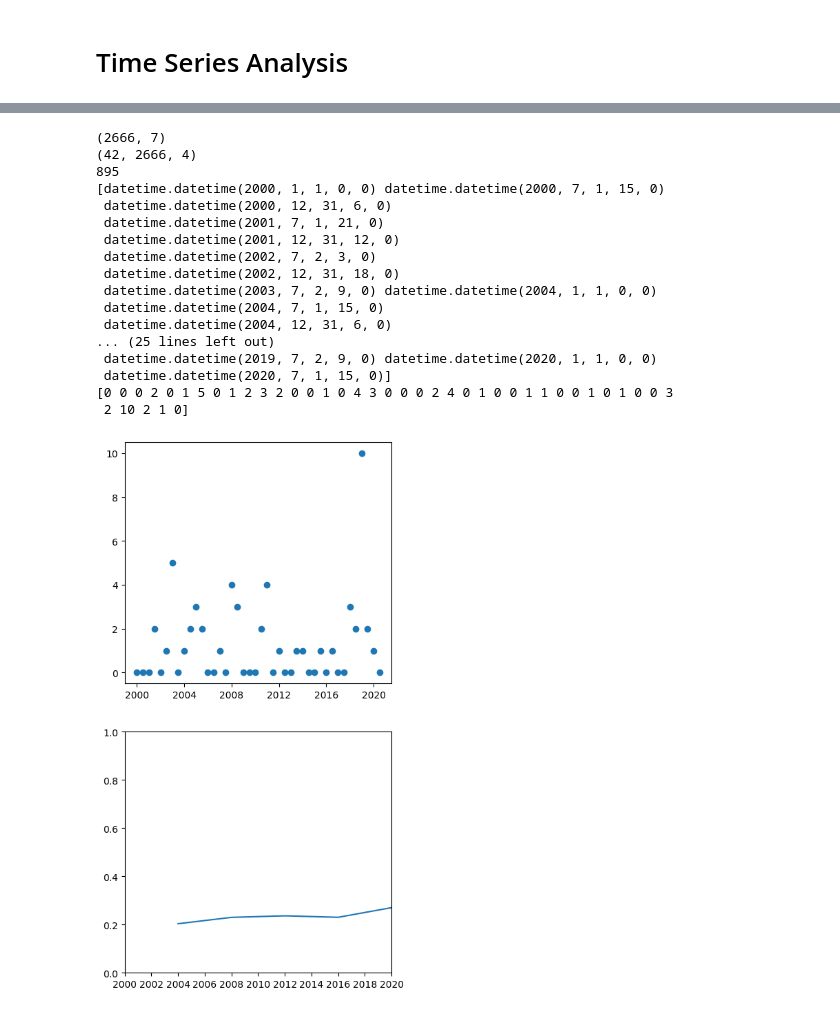
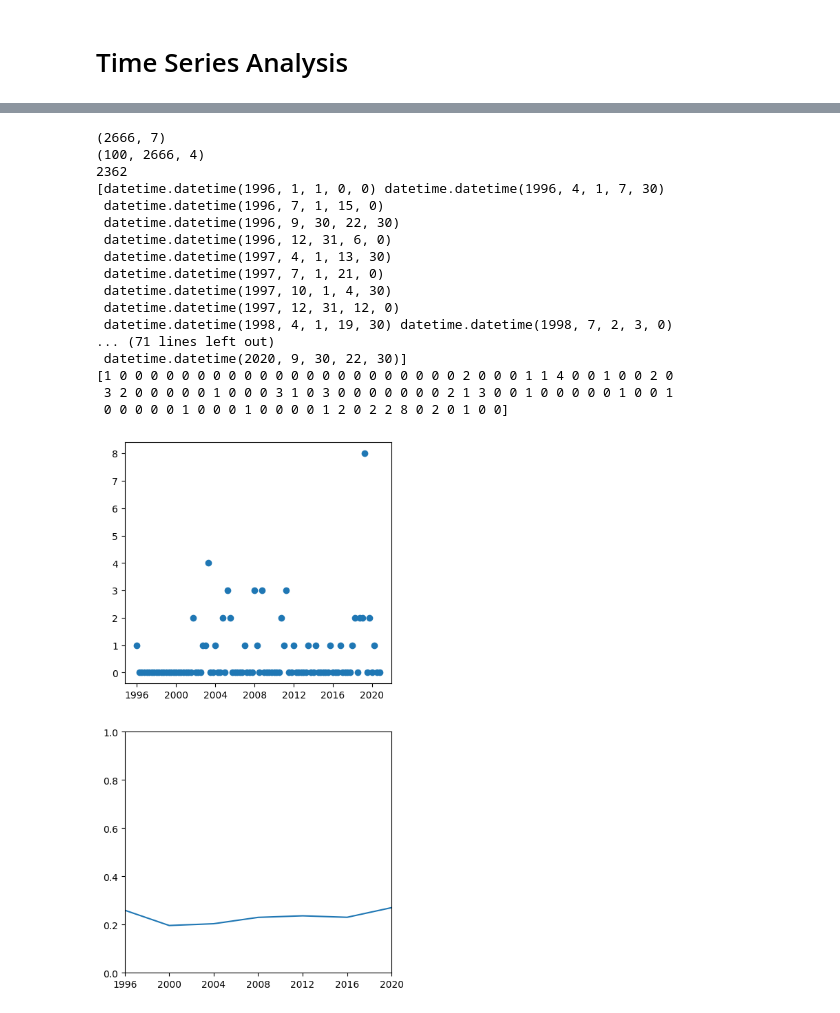
Before and after one commit to kmorhun/disasters_and_politics, a Jupyter notebook: src/time_series.ipynb, the cells around one changed output, grey strips where cells are left out. Drawn from its saved outputs; the diff is of its cells as text; code cells hidden in the pictures.

```diff
--- a/src/time_series.ipynb
+++ b/src/time_series.ipynb
@@ -19,6 +19,7 @@ COUNTIES_SHAPEFILE = os.path.join(cwd, "..", "data/geographic/cb_2018_us_county_
 INTERSECTION_PATH = os.path.join(cwd, "..", "data/tornado_county_intersections.csv")
 PERCENT_PATH = os.path.join(cwd, "..", "data/tornadoes_and_counties_new.csv")
 RESULTS_PATH = os.path.join(cwd, "..", "data/results_2000s.csv")
+RESULTS_PATH_30s = os.path.join(cwd, "..", "data/results_1930s_to_2020s.csv")
 # %%
 def extractVotes(data_vote, county_set):
     output = []
@@ -26,11 +27,7 @@ def extractVotes(data_vote, county_set):
 
         row = data_vote[data_vote["fips"]==county_id]
         # print(data_county)
-        votes = row[["2004","2008","2012","2016","2020"]].values.flatten()
-        mean = np.mean(votes)
-        std_dev = np.std(votes)
-        votes = np.append(votes,mean)
-        votes = np.append(votes,std_dev)
+        votes = row[["dem_two_party_vote_share_1996","dem_two_party_vote_share_2000","dem_two_party_vote_share_2004","dem_two_party_vote_share_2008","dem_two_party_vote_share_2012", "dem_two_party_vote_share_2016", "dem_two_party_vote_share_2020"]].values.flatten()
         output.append(votes)
 
     return np.array(output)
@@ -38,9 +35,6 @@ def extractVotes(data_vote, county_set):
 def extractMonths(data_tornado, id_set, startDate, endDate, duration):
     output = []
     currentDate = startDate
-
-
-
 
     while currentDate < endDate:
 
@@ -69,22 +63,22 @@ def extractMonths(data_tornado, id_set, startDate, endDate, duration):
 # %%
 def runTimeSeries():
     data_tornado = pd.read_csv(PERCENT_PATH)
-    data_vote = pd.read_csv(RESULTS_PATH)
+    data_vote = pd.read_csv(RESULTS_PATH_30s)
     data_tornado = data_tornado[data_tornado["loss"]>0]
 
     counties = set(data_tornado[data_tornado["yr"]>1995]["GEOID"]).intersection(set(data_vote["fips"]))
     print(counties)
-    duration = timedelta(days = 182.625)
-    startTime = datetime.strptime("2000-01-01",date_format)
+    duration = timedelta(days = 91.3125)
+    startTime = datetime.strptime("1996-01-01",date_format)
     endTime = datetime.strptime("2020-12-30",date_format)
     # for county_id in counties:
-    countyData = extractMonths(data_tornado,counties, startTime,endTime,duration)
     countyVotes = extractVotes(data_vote,counties)
+    countyTorns = extractMonths(data_tornado,counties, startTime,endTime,duration)
 
     # print(countyVotes)
     # print(countyVotes.shape)
-    return countyData, countyVotes
+    return countyTorns, countyVotes
 
-countyData, countyVotes = runTimeSeries()
+countyTorns, countyVotes = runTimeSeries()
 # %% [output]
 {41005, 41007, 41009, 41015, 41019, 41025, 41031, 41039, 41041, 41043, 41045, 41047, 41049, 41051, 41053, 41057, 41059, 41063, 41067, 33001, 33003, 33005, 33007, 33009, 33011, 33013, 33015, 33017, 330 ...
@@ -106,49 +100,57 @@ countyData, countyVotes = runTimeSeries()
 2020-12-31 06:00:00
 # %%
 print(countyVotes.shape)
-print(countyData.shape)
+print(countyTorns.shape)
 
 def regress_tornadoes(countyIndex, countyVotes, countyTorns):
-    startDate = datetime.strptime("2000-01-01",date_format)
+    startDate = datetime.strptime("1996-01-01",date_format)
     elections = []
-    for year in range(2004,2021, 4):
+    for year in range(1996,2021, 4):
         elections.append(datetime(year=year,day=1,month=1))
 
 
     tornadoMetrics = countyTorns[:,countyIndex,:]
-    voteMetrics = countyVotes[countyIndex,:5]
+    voteMetrics = countyVotes[countyIndex,:]
 
 
     # plt.scatter(elections,voteMetrics)
     print(tornadoMetrics[:,0])
     print(tornadoMetrics[:,1])
     fig, axs = plt.subplots(2, figsize=(5,10))
     axs[0].scatter(tornadoMetrics[:,0], tornadoMetrics[:,1])
     axs[1].plot(elections,voteMetrics)
     axs[1].set_ylim([0,1.0])
     axs[1].set_xlim([startDate,elections[-1]])
 
     plt.show()
 
+def getPriorData(countyIndex,countyVotes,countyTorns):
+    elections = []
+    for year in range(2004,2021, 4):
+        elections.append(datetime(year=year,day=1,month=1))
 
-print(np.argmax(np.mean(countyData[:,:,1],axis= 0)))
-regress_tornadoes(895,countyVotes,countyData)
+    tornadoMetrics = countyTorns[:,countyIndex,:]
+    voteResiduals = countyVotes[countyIndex,:7]
+
+
+print(np.argmax(np.mean(countyTorns[:,:,1],axis= 0)))
+regress_tornadoes(895,countyVotes,countyTorns)
 # %% [output]
 (2666, 7)
-(42, 2666, 4)
-895
-[datetime.datetime(2000, 1, 1, 0, 0) datetime.datetime(2000, 7, 1, 15, 0)
- datetime.datetime(2000, 12, 31, 6, 0)
- datetime.datetime(2001, 7, 1, 21, 0)
- datetime.datetime(2001, 12, 31, 12, 0)
- datetime.datetime(2002, 7, 2, 3, 0)
- datetime.datetime(2002, 12, 31, 18, 0)
- datetime.datetime(2003, 7, 2, 9, 0) datetime.datetime(2004, 1, 1, 0, 0)
- datetime.datetime(2004, 7, 1, 15, 0)
- datetime.datetime(2004, 12, 31, 6, 0)
-... (25 lines left out)
- datetime.datetime(2019, 7, 2, 9, 0) datetime.datetime(2020, 1, 1, 0, 0)
- datetime.datetime(2020, 7, 1, 15, 0)]
-[0 0 0 2 0 1 5 0 1 2 3 2 0 0 1 0 4 3 0 0 0 2 4 0 1 0 0 1 1 0 0 1 0 1 0 0 3
- 2 10 2 1 0]
+(100, 2666, 4)
+2362
+[datetime.datetime(1996, 1, 1, 0, 0) datetime.datetime(1996, 4, 1, 7, 30)
+ datetime.datetime(1996, 7, 1, 15, 0)
+ datetime.datetime(1996, 9, 30, 22, 30)
+ datetime.datetime(1996, 12, 31, 6, 0)
+ datetime.datetime(1997, 4, 1, 13, 30)
+ datetime.datetime(1997, 7, 1, 21, 0)
+ datetime.datetime(1997, 10, 1, 4, 30)
+ datetime.datetime(1997, 12, 31, 12, 0)
+ datetime.datetime(1998, 4, 1, 19, 30) datetime.datetime(1998, 7, 2, 3, 0)
+... (71 lines left out)
+ datetime.datetime(2020, 9, 30, 22, 30)]
+[1 0 0 0 0 0 0 0 0 0 0 0 0 0 0 0 0 0 0 0 0 0 0 2 0 0 0 1 1 4 0 0 1 0 0 2 0
+ 3 2 0 0 0 0 0 1 0 0 0 3 1 0 3 0 0 0 0 0 0 0 2 1 3 0 0 1 0 0 0 0 0 1 0 0 1
+ 0 0 0 0 0 1 0 0 0 1 0 0 0 0 1 2 0 2 2 8 0 2 0 1 0 0]
-[figure, old version]
+[figure, new version]
```
Also changed, not shown: parts of 1 cell of this notebook.
